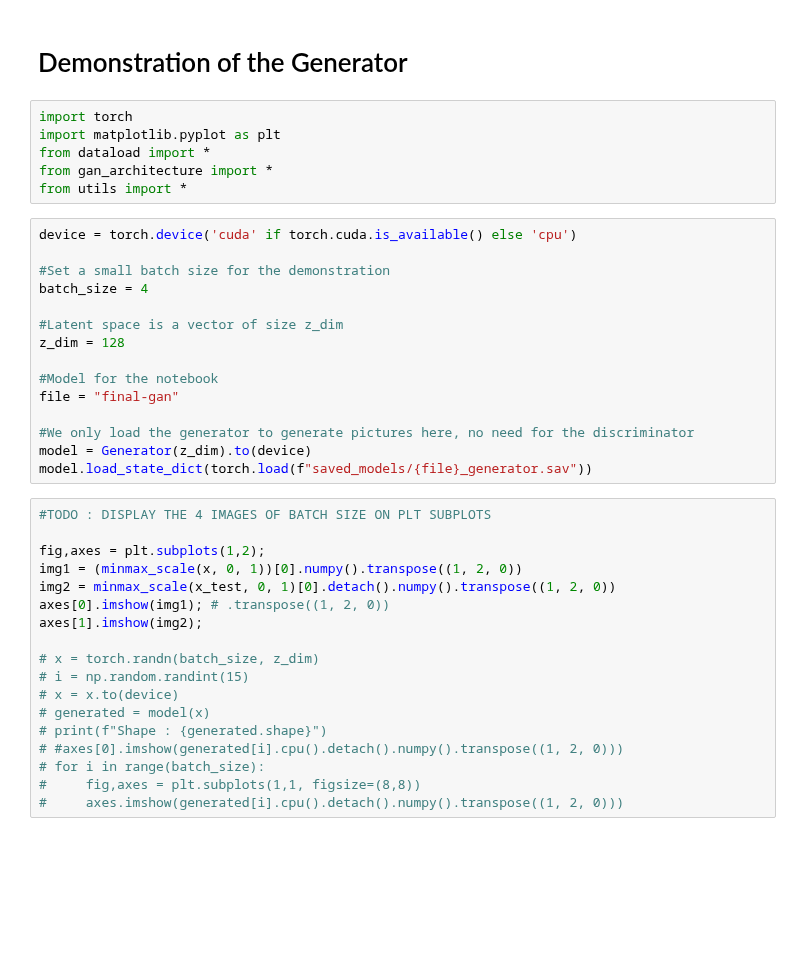
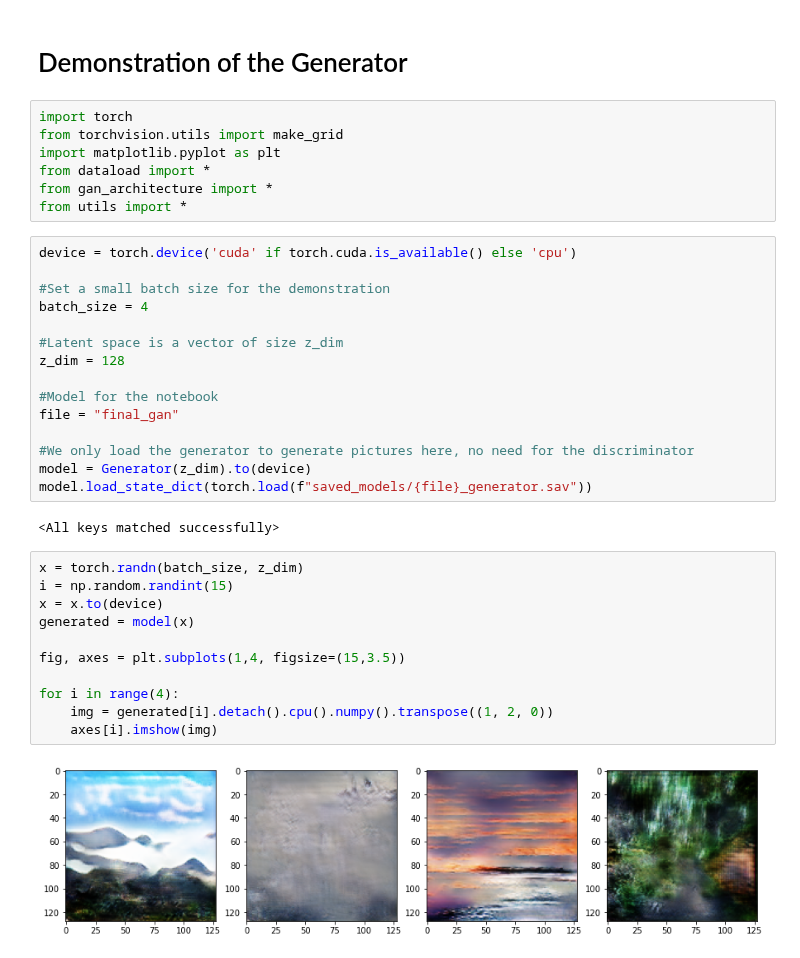
Before and after one commit to arthurviens/genmodel-DCGAN, a Jupyter notebook: report.ipynb, the cells around one changed output. Saved outputs shown, nothing was run; the diff lists cells and outputs as text; blank space fills up the shorter version.

```diff
--- a/report.ipynb
+++ b/report.ipynb
@@ -264,6 +262,7 @@ better results than state of the art by orders of magnitude, when it came out in
 # Demonstration of the Generator
 # %%
 import torch
+from torchvision.utils import make_grid
 import matplotlib.pyplot as plt
 from dataload import *
 from gan_architecture import *
@@ -278,29 +277,26 @@ batch_size = 4
 z_dim = 128
 
 #Model for the notebook
-file = "final-gan"
+file = "final_gan"
 
 #We only load the generator to generate pictures here, no need for the discriminator
 model = Generator(z_dim).to(device)
 model.load_state_dict(torch.load(f"saved_models/{file}_generator.sav"))
+# %% [output]
+<All keys matched successfully>
-# %%
-#TODO : DISPLAY THE 4 IMAGES OF BATCH SIZE ON PLT SUBPLOTS
-
-fig,axes = plt.subplots(1,2);
-img1 = (minmax_scale(x, 0, 1))[0].numpy().transpose((1, 2, 0))
-img2 = minmax_scale(x_test, 0, 1)[0].detach().numpy().transpose((1, 2, 0))
-axes[0].imshow(img1); # .transpose((1, 2, 0))
-axes[1].imshow(img2);
-
-# x = torch.randn(batch_size, z_dim)
-# i = np.random.randint(15)
-# x = x.to(device)
-# generated = model(x)
-# print(f"Shape : {generated.shape}")
-# #axes[0].imshow(generated[i].cpu().detach().numpy().transpose((1, 2, 0)))
-# for i in range(batch_size):
-#     fig,axes = plt.subplots(1,1, figsize=(8,8))
-#     axes.imshow(generated[i].cpu().detach().numpy().transpose((1, 2, 0)))
+# %%
+x = torch.randn(batch_size, z_dim)
+i = np.random.randint(15)
+x = x.to(device)
+generated = model(x)
+
+fig, axes = plt.subplots(1,4, figsize=(15,3.5))
+
+for i in range(4):
+    img = generated[i].detach().cpu().numpy().transpose((1, 2, 0))
+    axes[i].imshow(img)
+# %% [output]
+[figure, added]
 # %% [markdown]
 # Training on different datasets
 
```
Also changed, not shown: parts of 1 cell of this notebook, 7 other files.
